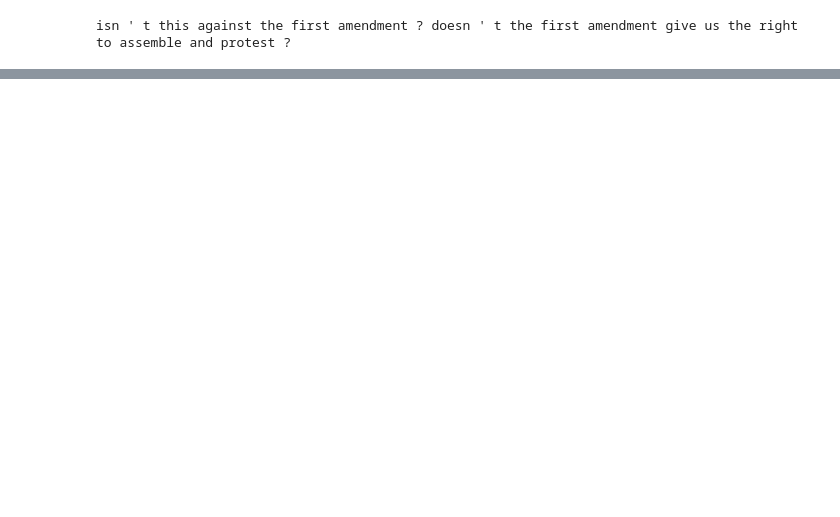
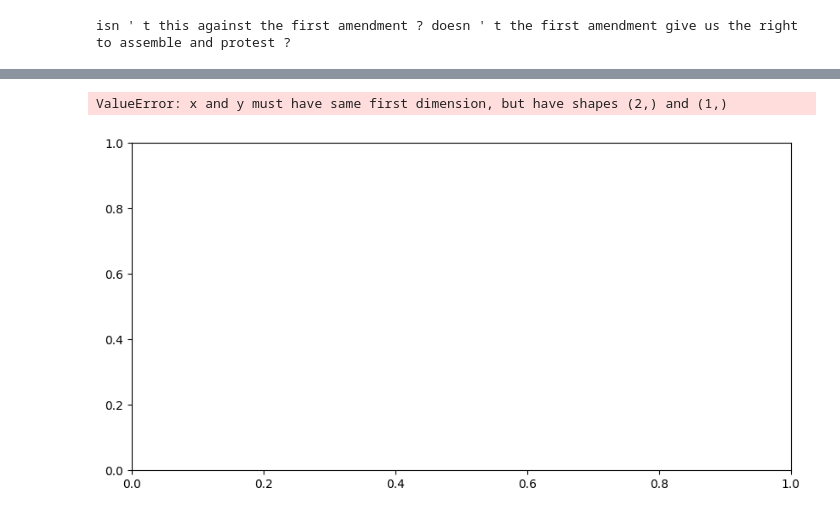
Before and after one commit to EthanXC/RedditProject, a Jupyter notebook: Copy_of_RedditProject1_0.ipynb, the cells around one changed output, grey strips where cells are left out. Cells and saved outputs as stored; diff of their text form; code cells hidden in the pictures; blank space fills up the shorter version.

```diff
--- a/Copy_of_RedditProject1_0.ipynb
+++ b/Copy_of_RedditProject1_0.ipynb
@@ -438,0 +418,33 @@ plt.show()
+# %%
+
+
+# Extract evaluation loss and accuracy values
+eval_loss_values = results['eval_loss']
+eval_accuracy_values = results['eval_accuracy']
+
+# Number of epochs
+num_epochs = 2
+epochs = list(range(1, 2 + 1))
+
+# Plotting evaluation loss over epochs
+plt.figure(figsize=(10, 5))
+plt.plot(epochs, eval_loss_values, label="Evaluation Loss", color='b')
+plt.xlabel("Epoch")
+plt.ylabel("Loss")
+plt.title("Evaluation Loss over Epochs")
+plt.legend()
+plt.grid(True)
+plt.show()
+
+# Plotting evaluation accuracy over epochs
+plt.figure(figsize=(10, 5))
+plt.plot(epochs, eval_accuracy_values, label="Evaluation Accuracy", color='g')
+plt.xlabel("Epoch")
+plt.ylabel("Accuracy")
+plt.title("Evaluation Accuracy over Epochs")
+plt.legend()
+plt.grid(True)
+plt.show()
+# %% [output]
+ValueError: x and y must have same first dimension, but have shapes (2,) and (1,)
+[figure, added]
```
Also changed, not shown: parts of 63 cells of this notebook.
